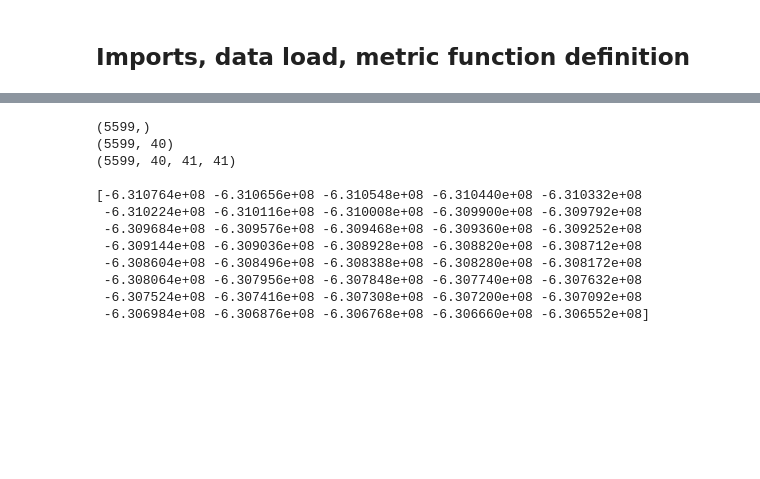
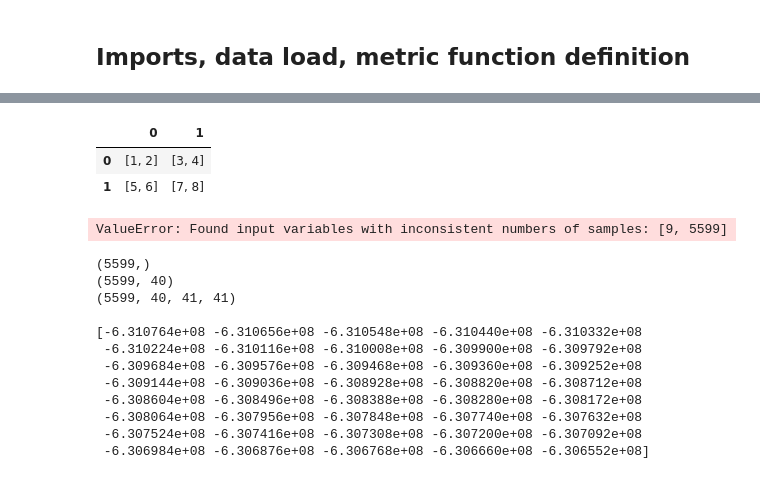
Before and after one commit to kjousselin/M2_DataChallenge, a Jupyter notebook: 2_premiers_essais_B.ipynb, the cells around one changed output, grey strips where cells are left out. Cells and saved outputs as stored; diff of their text form; code cells hidden in the pictures; blank space fills up the shorter version.

```diff
--- a/2_premiers_essais.ipynb
+++ b/2_premiers_essais_B.ipynb
@@ -33,3 +442,18 @@ Y_train = Y
+# %%
+XX = pd.DataFrame([[[1,2],[3,4]],[[5,6],[7,8]]])
+XX
+# %% [output]
+|  | 0 | 1 |
+| 0 | [1, 2] | [3, 4] |
+| 1 | [5, 6] | [7, 8] |
+# %%
+
+# On divise les données en jeu d'entrainement, jeu de validation et jeu de test
+
+
+X_train, X_test, y_train, y_test = train_test_split(X, Y, train_size=.7)
+# %% [output]
+ValueError: Found input variables with inconsistent numbers of samples: [9, 5599]
 # %%
 # Que contient id sequence et slp ?
 
```
Also changed, not shown: parts of 27 cells of this notebook, 2 other files.
